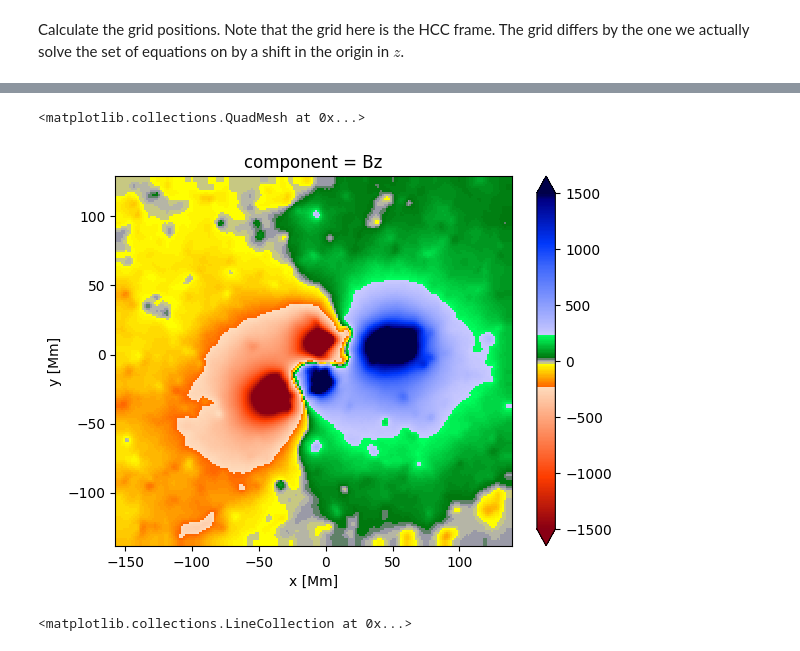
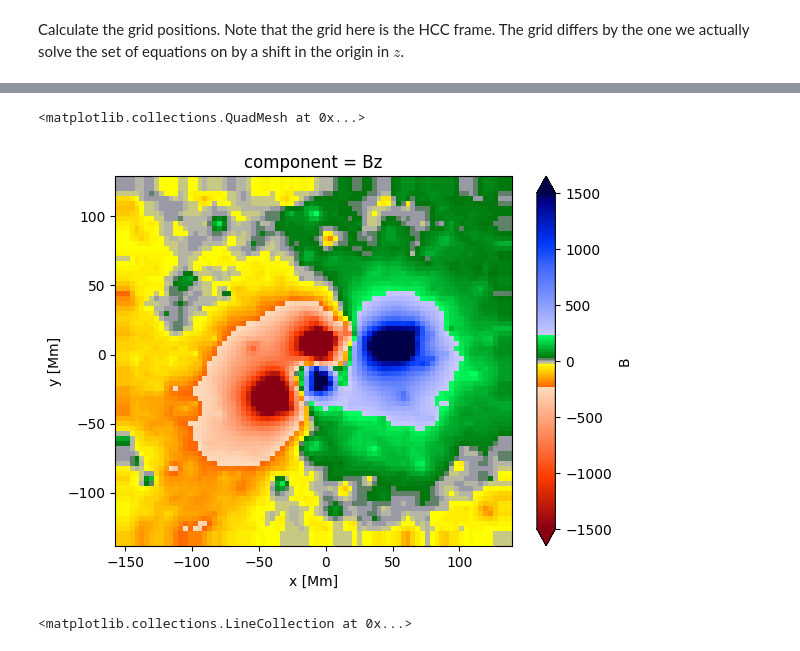
Before and after one commit to wtbarnes/active-region-evolution-study, a Jupyter notebook: notebooks/field-extrapolation-experiments.ipynb, the cells around one changed output, grey strips where cells are left out. Cells and saved outputs as stored; diff of their text form; code cells hidden in the pictures.

```diff
--- a/notebooks/field-extrapolation-experiments.ipynb
+++ b/notebooks/field-extrapolation-experiments.ipynb
@@ -93,7 +92,7 @@ Crop to AR and resample the boundary such that our extrapolation is tractable
 # %%
 m_hmi_ar_box = m_hmi_skewed.submap(m_aia_cutout.bottom_left_coord,
                                    top_right=m_aia_cutout.top_right_coord)
-m_hmi_ar_box = m_hmi_ar_box.resample(np.floor(0.25*u.Quantity(m_hmi_ar_box.dimensions)))
+m_hmi_ar_box = m_hmi_ar_box.resample(np.floor(0.1*u.Quantity(m_hmi_ar_box.dimensions)))
 # %%
 m_hmi_ar_box.peek(norm=ImageNormalize(vmin=-1500, vmax=1500),cmap='hmimag')
 # %% [output]
@@ -254,4 +309,4 @@ da_phi = xarray.DataArray(
     attrs={'unit':'G Mm'},
 )
 # %%
-xarray.Dataset({'B': da, 'phi': da_phi})
+ds_full = xarray.Dataset({'B': da, 'phi': da_phi})
@@ -269,14 +333,14 @@ Data variables:
 # %%
-da.sel(component='Bz').sum(dim='z').plot(
+ds_full['B'].sel(component='Bz').sum(dim='z').plot(
     x='x',
     y='y',
     #norm=matplotlib.colors.SymLogNorm(10,vmin=-1500,vmax=1500),
     norm=matplotlib.colors.Normalize(vmin=-1500,vmax=1500),
     cmap='hmimag'
 )
 # %% [output]
 <matplotlib.collections.QuadMesh at 0x...>
-[figure, old version]
+[figure, new version]
 # %%
 xa_ds = xarray.Dataset(
     data_vars={'Bx': da.sel(component='Bx').drop_vars('component'),
```
Also changed, not shown: parts of 24 cells of this notebook, 1 other file.
